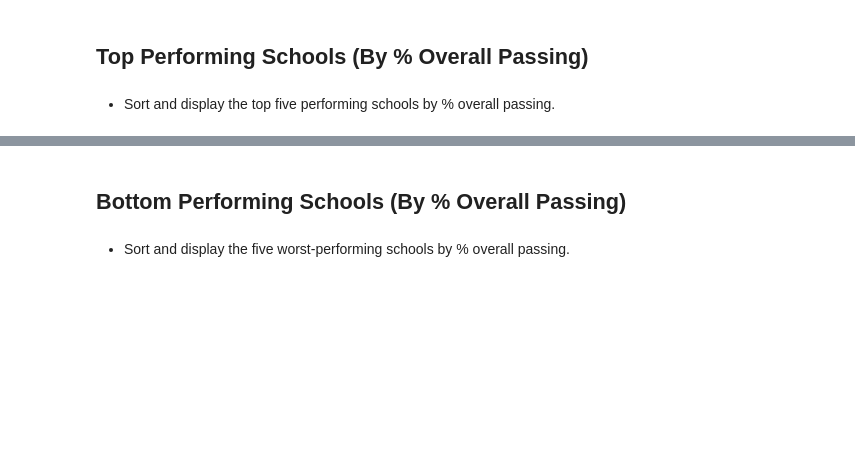
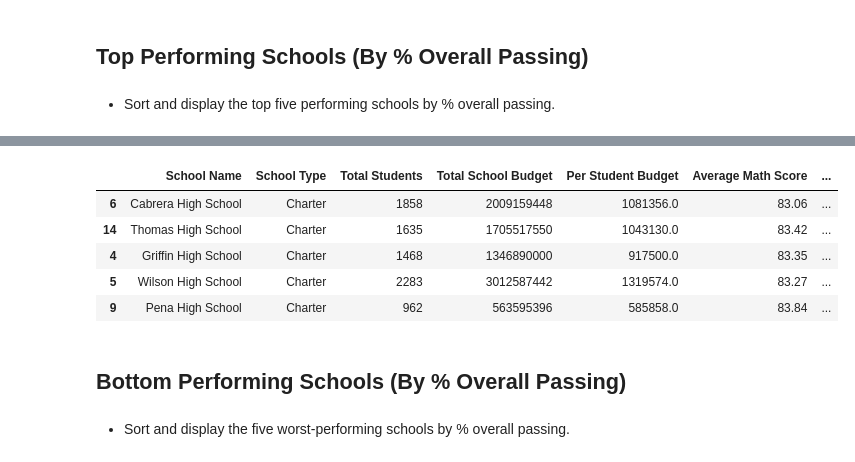
Before and after one commit to ianmkinney/pandas-challenge, a Jupyter notebook: PyCitySchools/PyCitySchools_starter.ipynb, the cells around one changed output, grey strips where cells are left out. Saved outputs shown, nothing was run; the diff lists cells and outputs as text; code cells hidden in the pictures; blank space fills up the shorter version.

```diff
--- a/PyCitySchools/PyCitySchools_starter.ipynb
+++ b/PyCitySchools/PyCitySchools_starter.ipynb
@@ -136,3 +175,13 @@ district_summary
+# %%
+school_top_performing = school_summary_mast.sort_values(by='% Overall Passing', ascending=False)
+school_top_performing.head(5)
+# %% [output]
+|  | School Name | School Type | Total Students | Total School Budget | Per Student Budget | Average Math Score | ... |
+| 6 | Cabrera High School | Charter | 1858 | 2009159448 | 1081356.0 | 83.06 | ... |
+| 14 | Thomas High School | Charter | 1635 | 1705517550 | 1043130.0 | 83.42 | ... |
+| 4 | Griffin High School | Charter | 1468 | 1346890000 | 917500.0 | 83.35 | ... |
+| 5 | Wilson High School | Charter | 2283 | 3012587442 | 1319574.0 | 83.27 | ... |
+| 9 | Pena High School | Charter | 962 | 563595396 | 585858.0 | 83.84 | ... |
 # %% [markdown]
 ## Bottom Performing Schools (By % Overall Passing)
 # %% [markdown]
```
Also changed, not shown: parts of 10 cells of this notebook, 1 other file.
